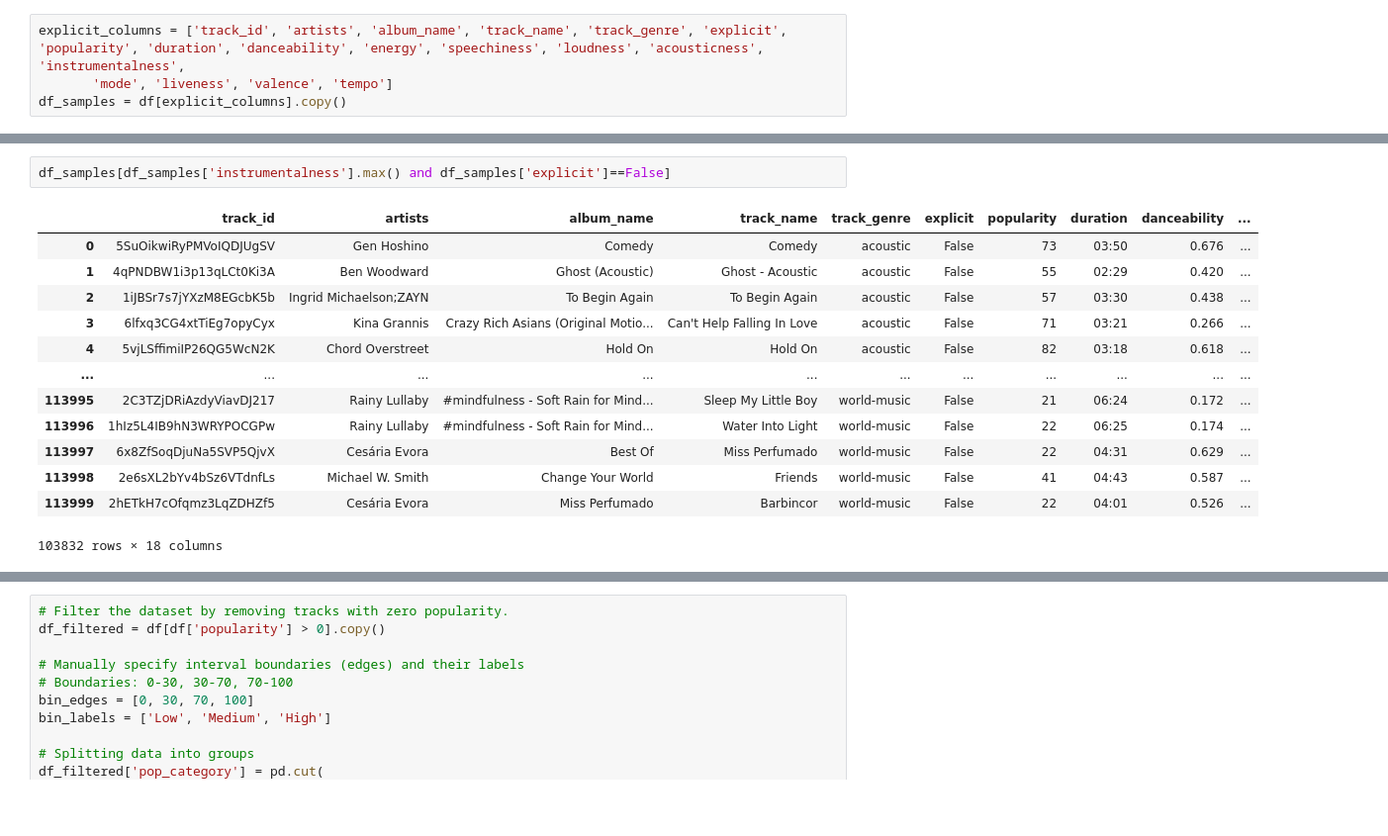
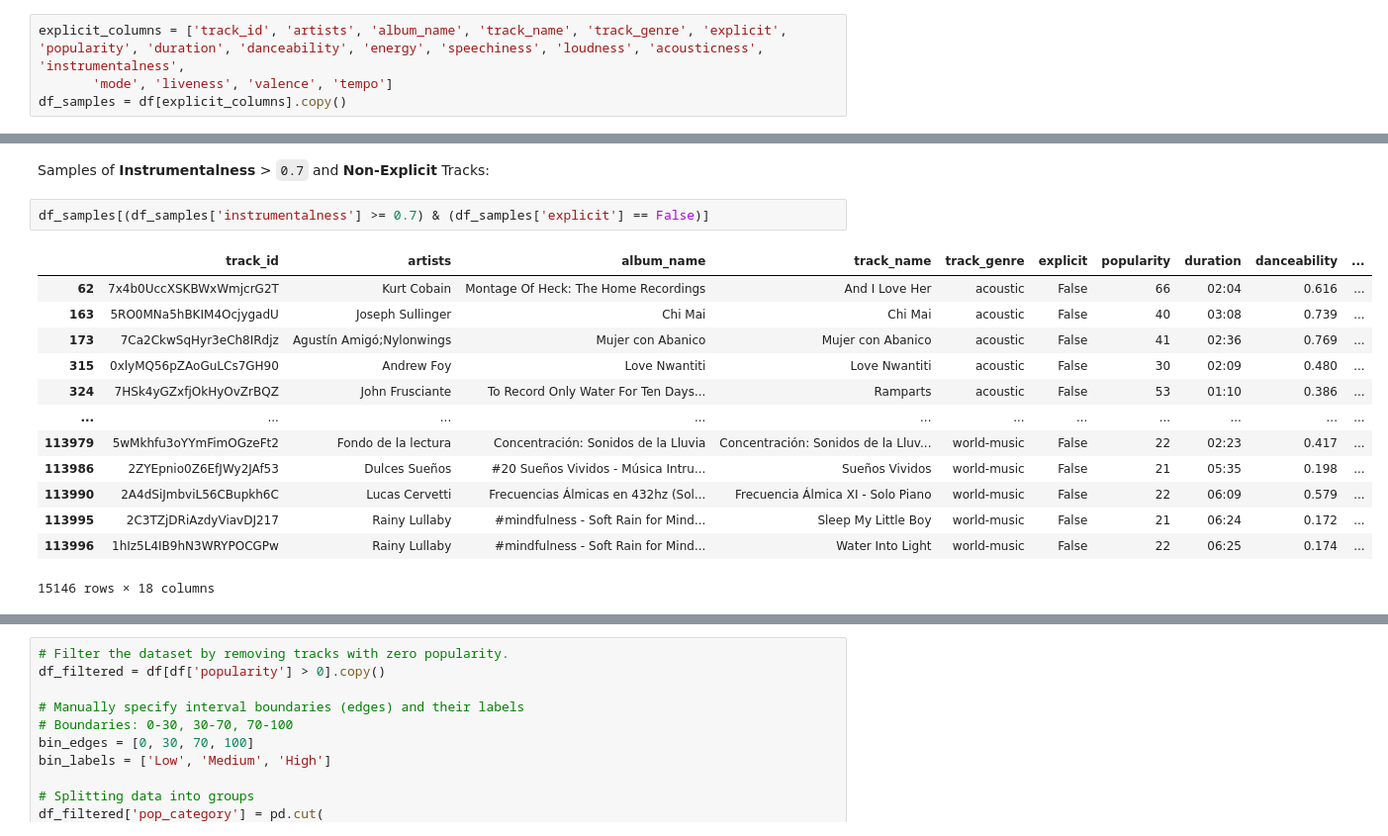
Before and after one commit to f55desu/spotify-recomendation, a Jupyter notebook: Exploratory Data Analysis.ipynb, the cells around one changed output, grey strips where cells are left out. Shown at 99% size. Drawn from its saved outputs; the diff is of its cells as text; blank space fills up the shorter version.

Commit message:
Table of content added. Studying explicit and non-explicit samples added. Readme updated.

```diff
--- a/Exploratory Data Analysis.ipynb
+++ b/Exploratory Data Analysis.ipynb
@@ -498,16 +525,18 @@ df_samples[df_samples['speechiness'].max() and df_samples['explicit']==False].so
+# %% [markdown]
+Samples of **Instrumentalness** > `0.7` and **Non-Explicit** Tracks:
 # %%
-df_samples[df_samples['instrumentalness'].max() and df_samples['explicit']==False]
+df_samples[(df_samples['instrumentalness'] >= 0.7) & (df_samples['explicit'] == False)]
 # %% [output]
 |  | track_id | artists | album_name | track_name | track_genre | explicit | popularity | duration | danceability | ... |
-| 0 | 5SuOikwiRyPMVoIQDJUgSV | Gen Hoshino | Comedy | Comedy | acoustic | False | 73 | 03:50 | 0.676 | ... |
-| 1 | 4qPNDBW1i3p13qLCt0Ki3A | Ben Woodward | Ghost (Acoustic) | Ghost - Acoustic | acoustic | False | 55 | 02:29 | 0.420 | ... |
-| 2 | 1iJBSr7s7jYXzM8EGcbK5b | Ingrid Michaelson;ZAYN | To Begin Again | To Begin Again | acoustic | False | 57 | 03:30 | 0.438 | ... |
-| 3 | 6lfxq3CG4xtTiEg7opyCyx | Kina Grannis | Crazy Rich Asians (Original Motio... | Can't Help Falling In Love | acoustic | False | 71 | 03:21 | 0.266 | ... |
-| 4 | 5vjLSffimiIP26QG5WcN2K | Chord Overstreet | Hold On | Hold On | acoustic | False | 82 | 03:18 | 0.618 | ... |
+| 62 | 7x4b0UccXSKBWxWmjcrG2T | Kurt Cobain | Montage Of Heck: The Home Recordings | And I Love Her | acoustic | False | 66 | 02:04 | 0.616 | ... |
+| 163 | 5RO0MNa5hBKIM4OcjygadU | Joseph Sullinger | Chi Mai | Chi Mai | acoustic | False | 40 | 03:08 | 0.739 | ... |
+| 173 | 7Ca2CkwSqHyr3eCh8IRdjz | Agustín Amigó;Nylonwings | Mujer con Abanico | Mujer con Abanico | acoustic | False | 41 | 02:36 | 0.769 | ... |
+| 315 | 0xlyMQ56pZAoGuLCs7GH90 | Andrew Foy | Love Nwantiti | Love Nwantiti | acoustic | False | 30 | 02:09 | 0.480 | ... |
+| 324 | 7HSk4yGZxfjOkHyOvZrBQZ | John Frusciante | To Record Only Water For Ten Days... | Ramparts | acoustic | False | 53 | 01:10 | 0.386 | ... |
 | ... | ... | ... | ... | ... | ... | ... | ... | ... | ... | ... |
+| 113979 | 5wMkhfu3oYYmFimOGzeFt2 | Fondo de la lectura | Concentración: Sonidos de la Lluvia | Concentración: Sonidos de la Lluv... | world-music | False | 22 | 02:23 | 0.417 | ... |
+| 113986 | 2ZYEpnio0Z6EfJWy2JAf53 | Dulces Sueños | #20 Sueños Vividos - Música Intru... | Sueños Vividos | world-music | False | 21 | 05:35 | 0.198 | ... |
+| 113990 | 2A4dSiJmbviL56CBupkh6C | Lucas Cervetti | Frecuencias Álmicas en 432hz (Sol... | Frecuencia Álmica XI - Solo Piano | world-music | False | 22 | 06:09 | 0.579 | ... |
 | 113995 | 2C3TZjDRiAzdyViavDJ217 | Rainy Lullaby | #mindfulness - Soft Rain for Mind... | Sleep My Little Boy | world-music | False | 21 | 06:24 | 0.172 | ... |
 | 113996 | 1hIz5L4IB9hN3WRYPOCGPw | Rainy Lullaby | #mindfulness - Soft Rain for Mind... | Water Into Light | world-music | False | 22 | 06:25 | 0.174 | ... |
-| 113997 | 6x8ZfSoqDjuNa5SVP5QjvX | Cesária Evora | Best Of | Miss Perfumado | world-music | False | 22 | 04:31 | 0.629 | ... |
-| 113998 | 2e6sXL2bYv4bSz6VTdnfLs | Michael W. Smith | Change Your World | Friends | world-music | False | 41 | 04:43 | 0.587 | ... |
-| 113999 | 2hETkH7cOfqmz3LqZDHZf5 | Cesária Evora | Miss Perfumado | Barbincor | world-music | False | 22 | 04:01 | 0.526 | ... |
-103832 rows × 18 columns
+15146 rows × 18 columns
```
Also changed, not shown: parts of 36 cells of this notebook, 1 other file.
